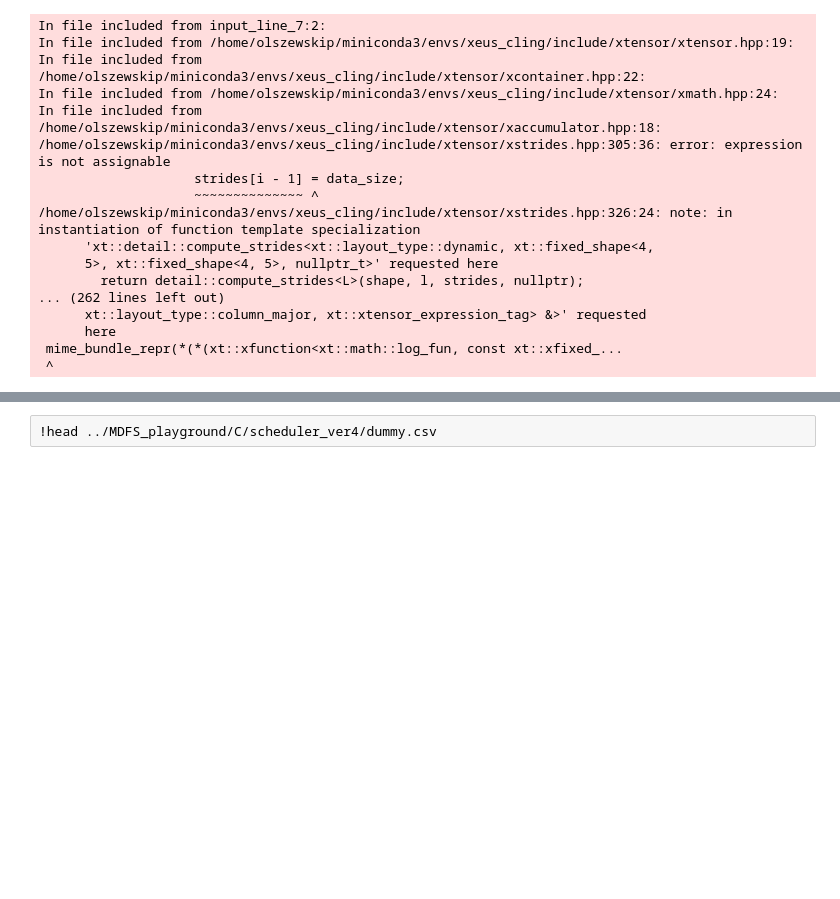
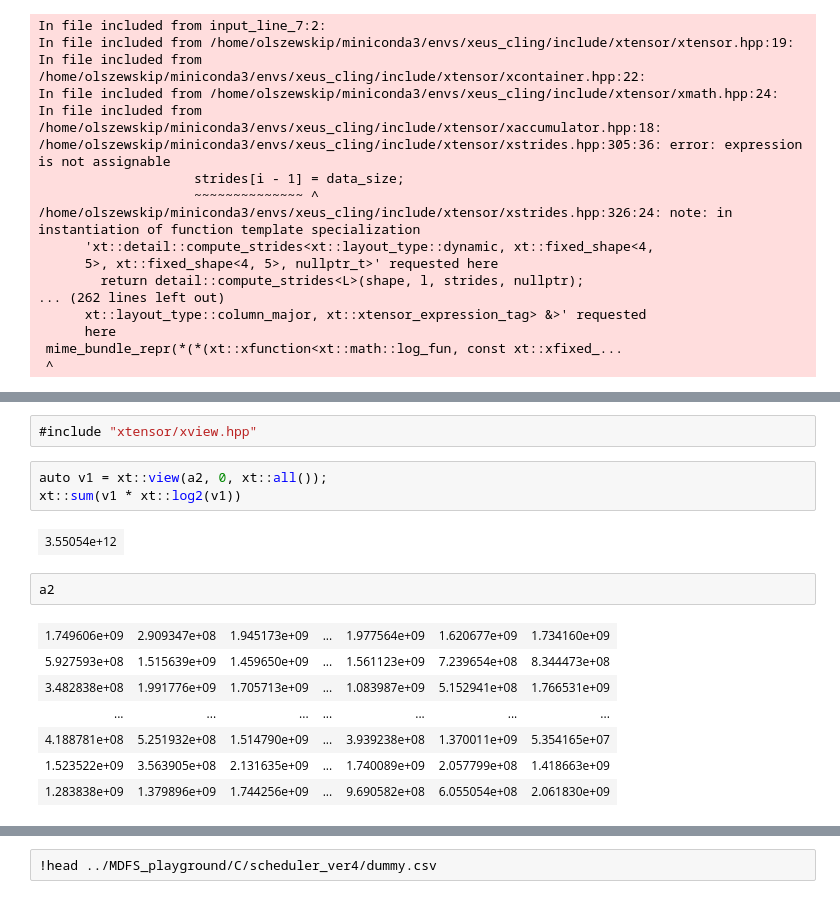
Before and after one commit to olszewskip/xeus_cling, a Jupyter notebook: cpp_playground.ipynb, the cells around one changed output, grey strips where cells are left out. Cells and saved outputs as stored; diff of their text form; blank space fills up the shorter version.

```diff
--- a/cpp_playground.ipynb
+++ b/cpp_playground.ipynb
@@ -261,0 +388,17 @@ In file included from /home/olszewskip/miniconda3/envs/xeus_cling/include/xtenso
+# %%
+#include "xtensor/xview.hpp"
+# %%
+auto v1 = xt::view(a2, 0, xt::all());
+xt::sum(v1 * xt::log2(v1))
+# %% [output]
+| 3.55054e+12 |
+# %%
+a2
+# %% [output]
+| 1.749606e+09 | 2.909347e+08 | 1.945173e+09 | ... | 1.977564e+09 | 1.620677e+09 | 1.734160e+09 |
+| 5.927593e+08 | 1.515639e+09 | 1.459650e+09 | ... | 1.561123e+09 | 7.239654e+08 | 8.344473e+08 |
+| 3.482838e+08 | 1.991776e+09 | 1.705713e+09 | ... | 1.083987e+09 | 5.152941e+08 | 1.766531e+09 |
+| ... | ... | ... | ... | ... | ... | ... |
+| 4.188781e+08 | 5.251932e+08 | 1.514790e+09 | ... | 3.939238e+08 | 1.370011e+09 | 5.354165e+07 |
+| 1.523522e+09 | 3.563905e+08 | 2.131635e+09 | ... | 1.740089e+09 | 2.057799e+08 | 1.418663e+09 |
+| 1.283838e+09 | 1.379896e+09 | 1.744256e+09 | ... | 9.690582e+08 | 6.055054e+08 | 2.061830e+09 |
```
Also changed, not shown: parts of 32 cells of this notebook, 6 other files.
